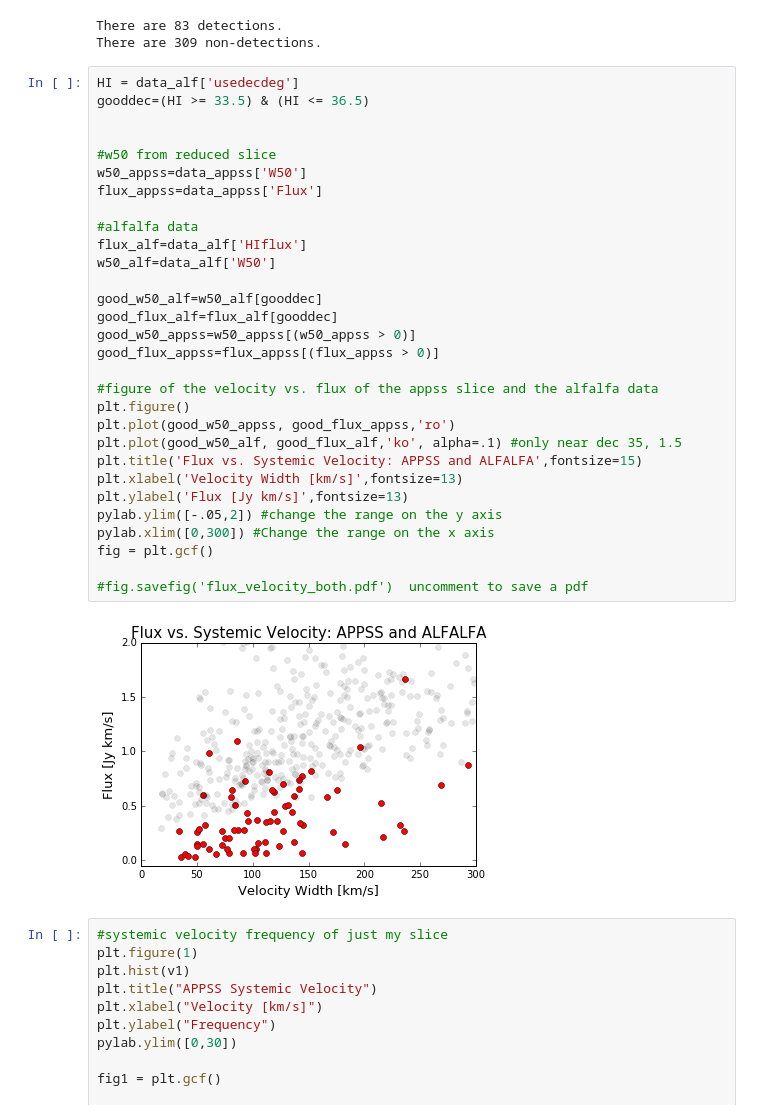
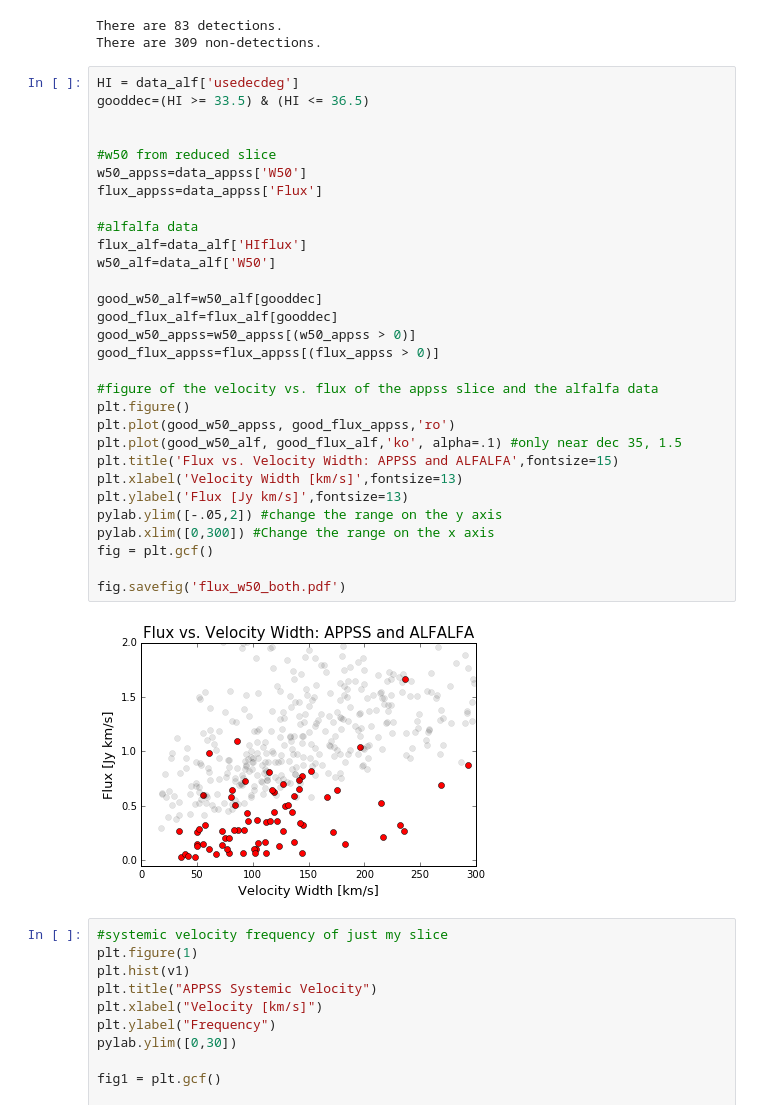
Before and after one commit to jsribaud/APPSS, a Jupyter notebook: UAT_code.ipynb, the cells around one changed output. Cells and saved outputs as stored; diff of their text form.

```diff
--- a/UAT_code.ipynb
+++ b/UAT_code.ipynb
@@ -155,35 +155,35 @@ There are 309 non-detections.
 # %%
 HI = data_alf['usedecdeg']
 gooddec=(HI >= 33.5) & (HI <= 36.5)
 
 
 #w50 from reduced slice
 w50_appss=data_appss['W50']
 flux_appss=data_appss['Flux']
 
 #alfalfa data
 flux_alf=data_alf['HIflux']
 w50_alf=data_alf['W50']
 
 good_w50_alf=w50_alf[gooddec]
 good_flux_alf=flux_alf[gooddec]
 good_w50_appss=w50_appss[(w50_appss > 0)]
 good_flux_appss=flux_appss[(flux_appss > 0)]
 
 #figure of the velocity vs. flux of the appss slice and the alfalfa data
 plt.figure()
 plt.plot(good_w50_appss, good_flux_appss,'ro')
 plt.plot(good_w50_alf, good_flux_alf,'ko', alpha=.1) #only near dec 35, 1.5
-plt.title('Flux vs. Systemic Velocity: APPSS and ALFALFA',fontsize=15)
+plt.title('Flux vs. Velocity Width: APPSS and ALFALFA',fontsize=15)
 plt.xlabel('Velocity Width [km/s]',fontsize=13)
 plt.ylabel('Flux [Jy km/s]',fontsize=13)
 pylab.ylim([-.05,2]) #change the range on the y axis
 pylab.xlim([0,300]) #Change the range on the x axis
 fig = plt.gcf()
 
-#fig.savefig('flux_velocity_both.pdf')  uncomment to save a pdf
+fig.savefig('flux_w50_both.pdf')
 # %% [output]
-[figure, old version]
+[figure, new version]
 # %%
 #systemic velocity frequency of just my slice
 plt.figure(1)
```
Also changed, not shown: parts of 1 cell of this notebook, 4 other files.
